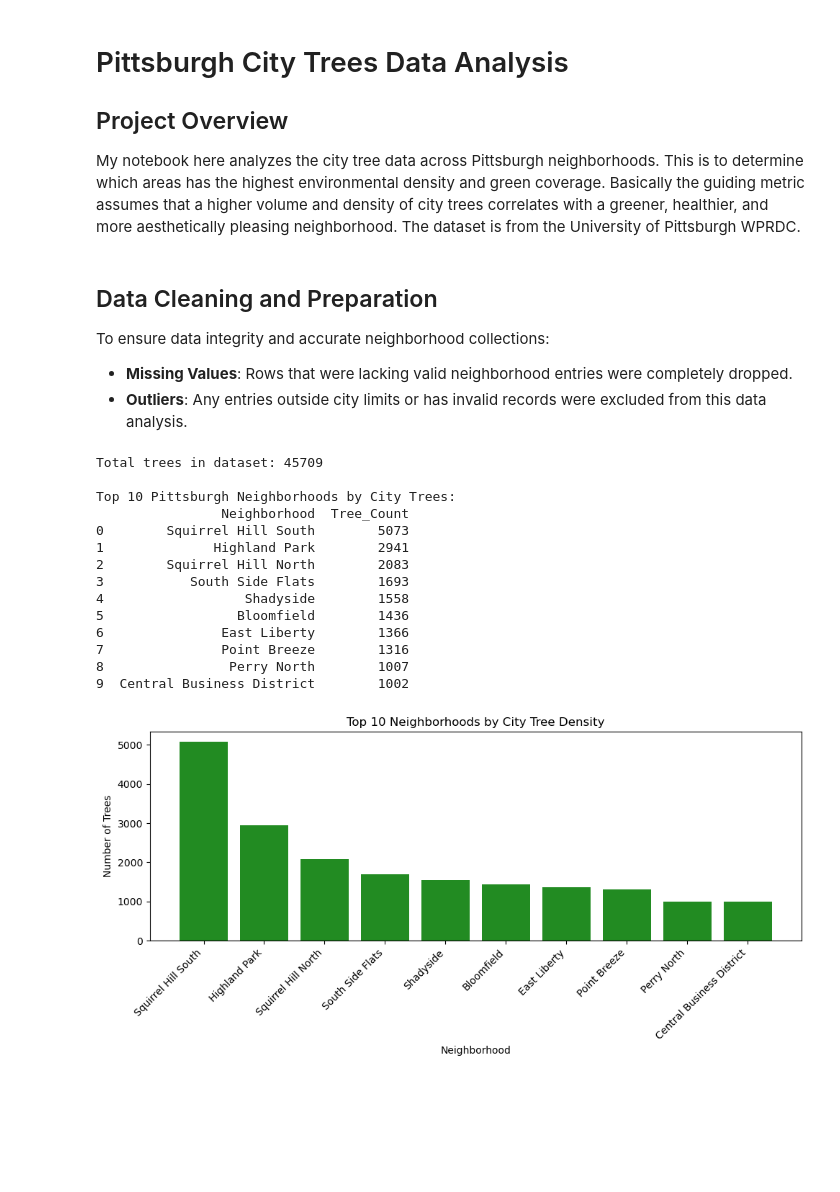
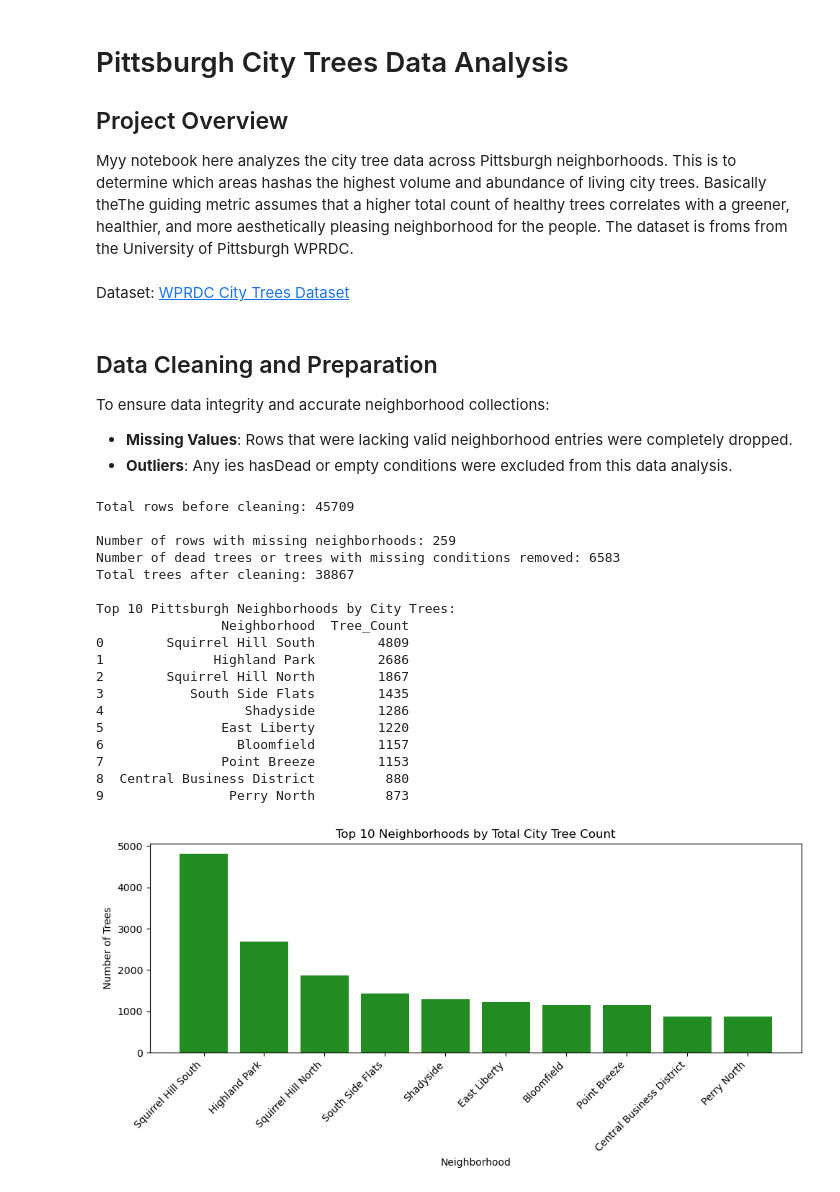
Before and after one commit to owen-ipc/BigIdeasFinalProject, a Jupyter notebook: Danny Wan tree counts.ipynb, the cells around one changed output. Cells and saved outputs as stored; diff of their text form; code cells hidden in the pictures; blank space fills up the shorter version.

```diff
--- a/Danny Wan tree counts.ipynb
+++ b/Danny Wan tree counts.ipynb
@@ -1,55 +1,75 @@
 # %% [markdown]
 # Pittsburgh City Trees Data Analysis
 ## Project Overview
-My notebook here analyzes the city tree data across Pittsburgh neighborhoods. This is to determine which areas has the highest environmental density and green coverage. Basically the guiding metric assumes that a higher volume and density of city trees correlates with a greener, healthier, and more aesthetically pleasing neighborhood. The dataset is from the University of Pittsburgh WPRDC.
+Myy notebook here analyzes the city tree data across Pittsburgh neighborhoods. This is to determine which areas hashas the highest volume and abundance of living city trees. Basically theThe guiding metric assumes that a higher total count of healthy trees correlates with a greener, healthier, and more aesthetically pleasing neighborhood for the people. The dataset is froms from the University of Pittsburgh WPRDC.
+# %% [markdown]
+Dataset: [WPRDC City Trees Dataset](https://data.wprdc.org/dataset/city-trees/resource/1515a93c-73e3-4425-9b35-1cd11b2196da)
 # %% [markdown]
 ## Data Cleaning and Preparation
 To ensure data integrity and accurate neighborhood collections:
 * **Missing Values**: Rows that were lacking valid neighborhood entries were completely dropped.
-* **Outliers**: Any entries outside city limits or has invalid records were excluded from this data analysis.
+* **Outliers**: Any ies hasDead or empty conditions were excluded from this data analysis.
 # %%
 import pandas as pd
 import matplotlib.pyplot as plt
 
 # Load the dataset using the url
 url = "https://data.wprdc.org/datastore/dump/1515a93c-73e3-4425-9b35-1cd11b2196da"
 df = pd.read_csv(url, low_memory=False)
 
-print(f"Total trees in dataset: {len(df)}")
+print(f"Total rows before cleaning: {len(df)}")
+
+# Missing neighborhood outliers
+missing_df = df[df['neighborhood'].isnull()]
+print(f"\nNumber of rows with missing neighborhoods: {len(missing_df)}")
+df = df.dropna(subset=['neighborhood'])
+
+# Dead or empty condition outliers
+dead_or_missing_condition = df[(df['condition'] == 'Dead') | (df['condition'].isnull())]
+print(f"Number of dead trees or trees with missing conditions removed: {len(dead_or_missing_condition)}")
+df = df[df['condition'].notnull() & (df['condition'] != 'Dead')]
+
+df['neighborhood'] = df['neighborhood'].str.strip()
+
+print(f"Total trees after cleaning: {len(df)}")
 
 # Tree counts per neighborhood
 tree_counts = df['neighborhood'].value_counts().reset_index()
 tree_counts.columns = ['Neighborhood', 'Tree_Count']
 
 print("\nTop 10 Pittsburgh Neighborhoods by City Trees:")
 print(tree_counts.head(10))
 
 # Plot top 10 neighborhoods with the most trees
 plt.figure(figsize=(10, 5))
 top_10 = tree_counts.head(10)
 plt.bar(top_10['Neighborhood'], top_10['Tree_Count'], color='forestgreen')
 plt.xlabel('Neighborhood')
 plt.ylabel('Number of Trees')
-plt.title('Top 10 Neighborhoods by City Tree Density')
+plt.title('Top 10 Neighborhoods by Total City Tree Count')
 plt.xticks(rotation=45, ha='right')
 plt.tight_layout()
 plt.show()
 # %% [output]
-Total trees in dataset: 45709
+Total rows before cleaning: 45709
+
+Number of rows with missing neighborhoods: 259
+Number of dead trees or trees with missing conditions removed: 6583
+Total trees after cleaning: 38867
 
 Top 10 Pittsburgh Neighborhoods by City Trees:
                 Neighborhood  Tree_Count
-0        Squirrel Hill South        5073
-1              Highland Park        2941
-2        Squirrel Hill North        2083
-3           South Side Flats        1693
-4                  Shadyside        1558
-5                 Bloomfield        1436
-6               East Liberty        1366
-7               Point Breeze        1316
-8                Perry North        1007
-9  Central Business District        1002
+0        Squirrel Hill South        4809
+1              Highland Park        2686
+2        Squirrel Hill North        1867
+3           South Side Flats        1435
+4                  Shadyside        1286
+5               East Liberty        1220
+6                 Bloomfield        1157
+7               Point Breeze        1153
+8  Central Business District         880
+9                Perry North         873
-[figure, old version]
+[figure, new version]
 # %%
 # Bottom 10 neighborhoods with the fewest trees
 bottom_10 = tree_counts.tail(10).sort_values(by='Tree_Count', ascending=True)
```
Also changed, not shown: parts of 2 cells of this notebook, 1 other file.
